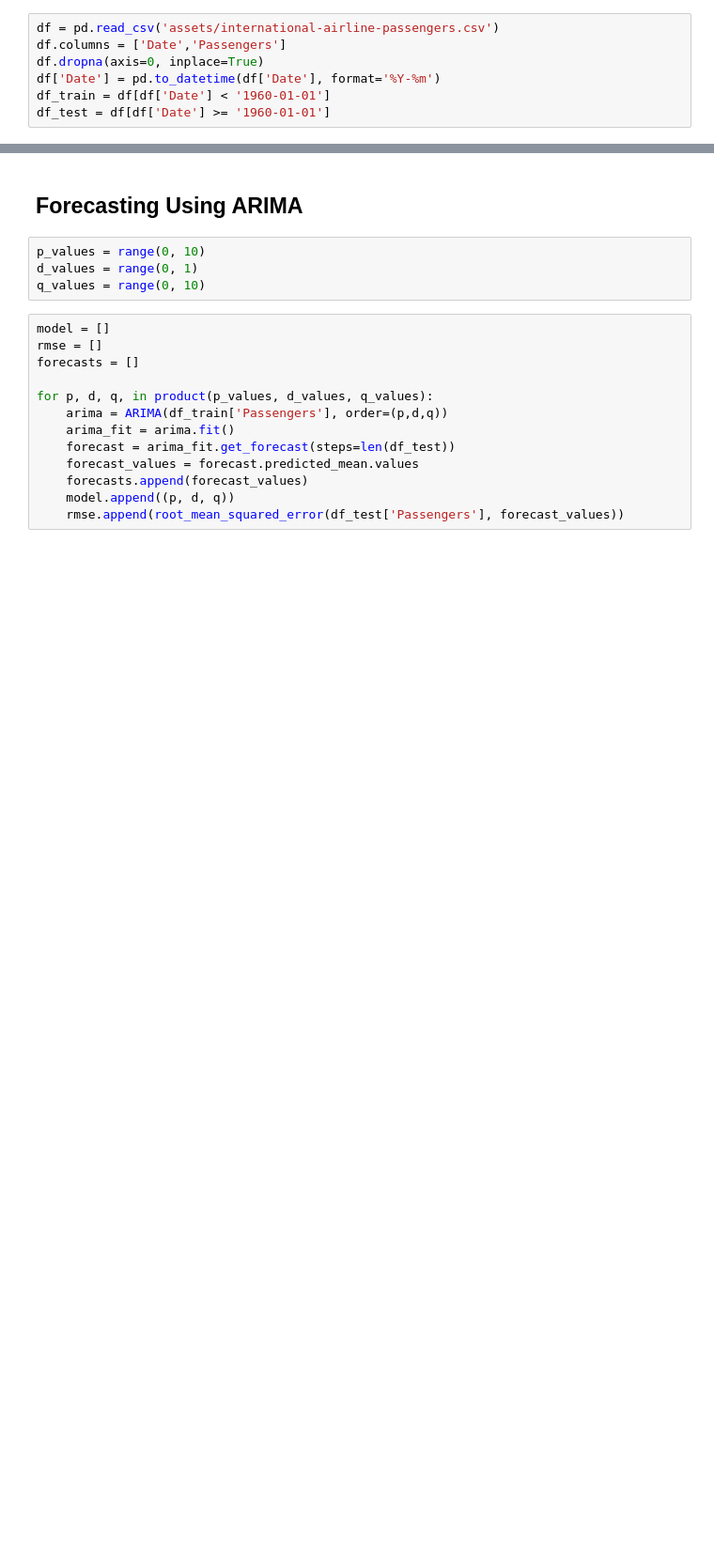
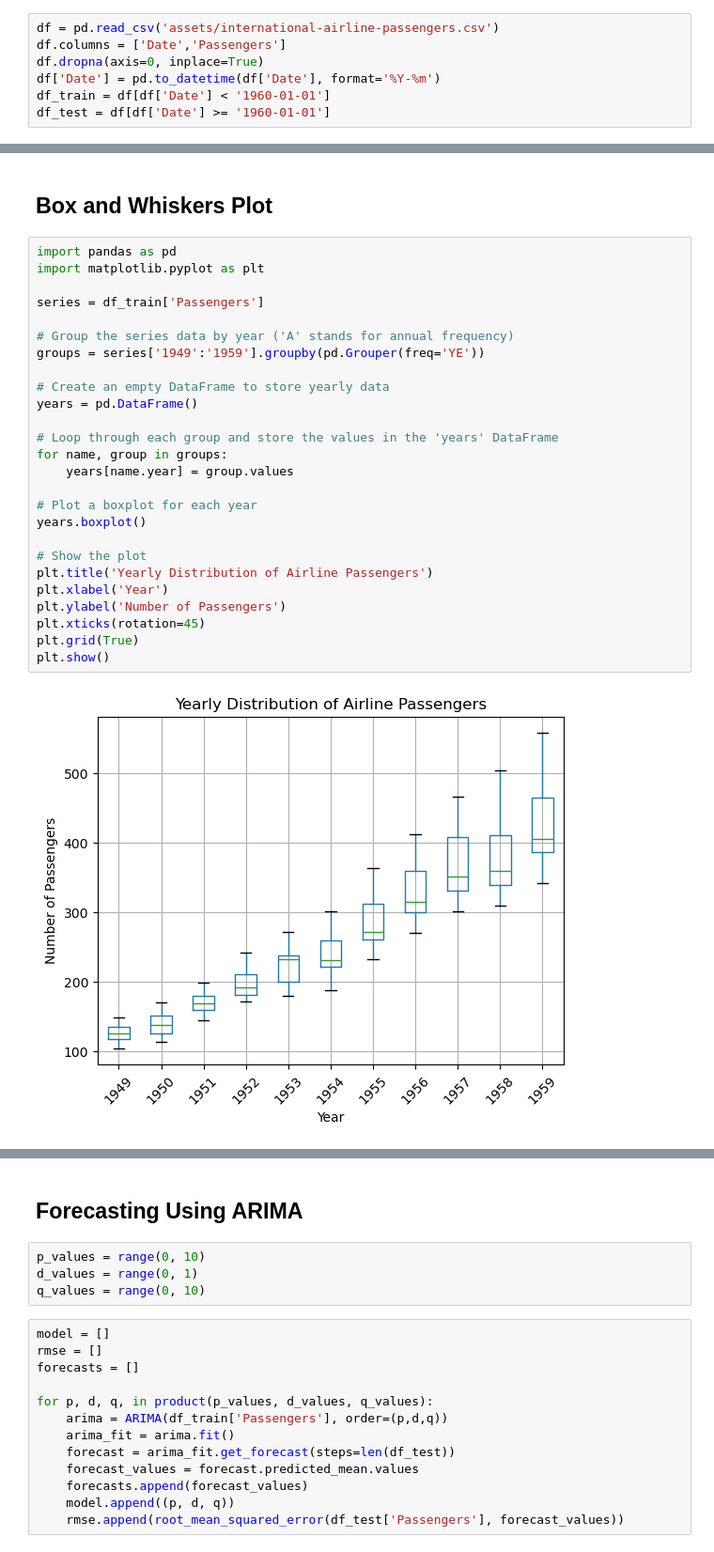
Before and after one commit to PeteCastle/airline_passengers_prediction, a Jupyter notebook: main-eros.ipynb, the cells around one changed output, grey strips where cells are left out. Shown at 94% size. Cells and saved outputs as stored; diff of their text form; blank space fills up the shorter version.

```diff
--- a/main-eros.ipynb
+++ b/main-eros.ipynb
@@ -41,0 +131,30 @@ df_test = df[df['Date'] >= '1960-01-01']
+# %% [markdown]
+## Box and Whiskers Plot
+# %%
+import pandas as pd
+import matplotlib.pyplot as plt
+
+series = df_train['Passengers']
+
+# Group the series data by year ('A' stands for annual frequency)
+groups = series['1949':'1959'].groupby(pd.Grouper(freq='YE'))
+
+# Create an empty DataFrame to store yearly data
+years = pd.DataFrame()
+
+# Loop through each group and store the values in the 'years' DataFrame
+for name, group in groups:
+    years[name.year] = group.values
+
+# Plot a boxplot for each year
+years.boxplot()
+
+# Show the plot
+plt.title('Yearly Distribution of Airline Passengers')
+plt.xlabel('Year')
+plt.ylabel('Number of Passengers')
+plt.xticks(rotation=45)
+plt.grid(True)
+plt.show()
+# %% [output]
+[figure, added]
```
Also changed, not shown: parts of 14 cells of this notebook.
